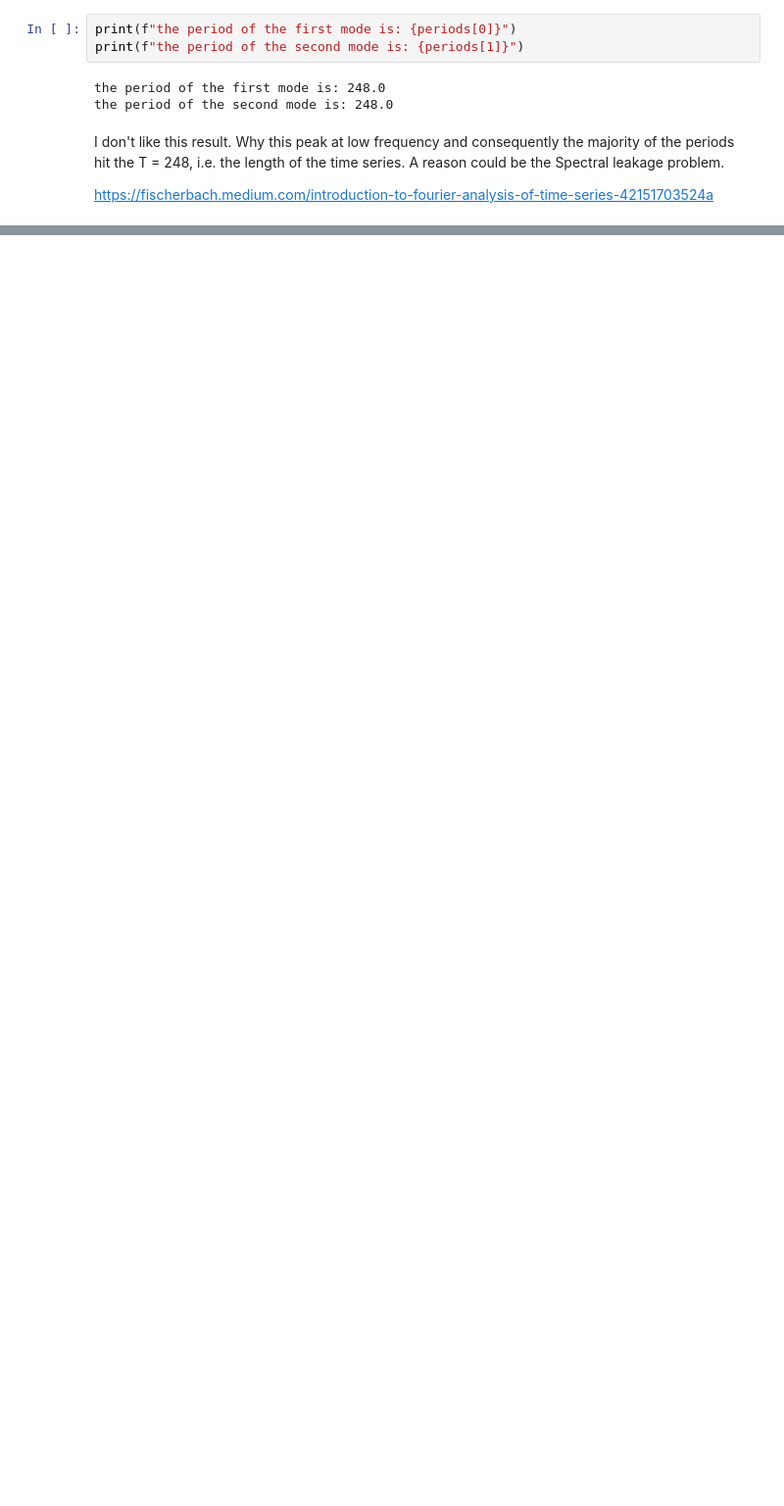
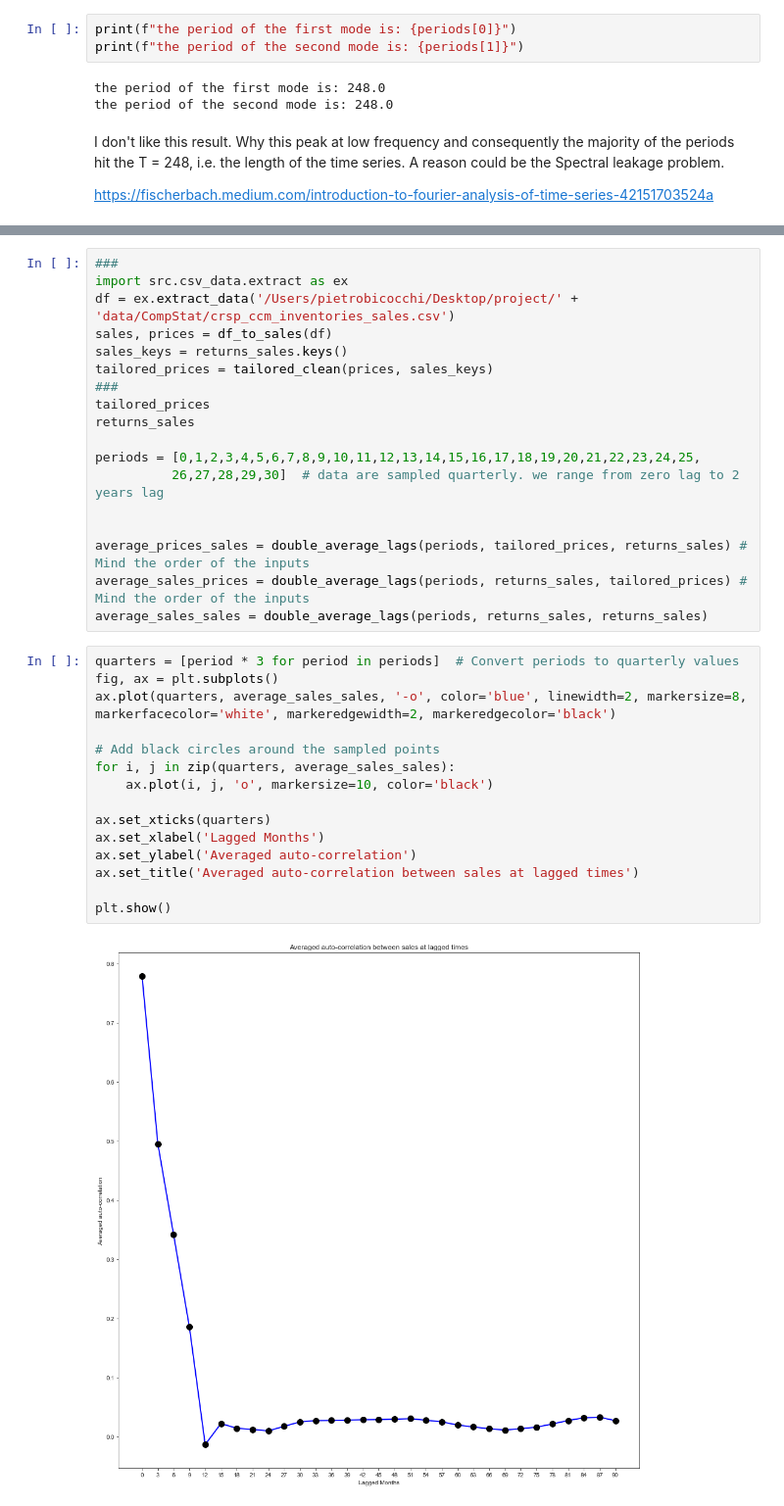
Before and after one commit to pietrobicocchi/firm_growth_dynamics, a Jupyter notebook: notebooks/compstat_results.ipynb, the cells around one changed output, grey strips where cells are left out. Shown at 98% size. Saved outputs shown, nothing was run; the diff lists cells and outputs as text; blank space fills up the shorter version.

Commit message:
new functions for lagged effects comparing sales and prices

```diff
--- a/notebooks/compstat_results.ipynb
+++ b/notebooks/compstat_results.ipynb
@@ -462,0 +256,35 @@ plt.hist(distance, bins = np.linspace(np.min(distance), np.max(distance)+1e-12,
+# %%
+###
+import src.csv_data.extract as ex
+df = ex.extract_data('/Users/pietrobicocchi/Desktop/project/' + 'data/CompStat/crsp_ccm_inventories_sales.csv')
+sales, prices = df_to_sales(df)
+sales_keys = returns_sales.keys()
+tailored_prices = tailored_clean(prices, sales_keys)
+###
+tailored_prices
+returns_sales
+
+periods = [0,1,2,3,4,5,6,7,8,9,10,11,12,13,14,15,16,17,18,19,20,21,22,23,24,25,
+          26,27,28,29,30]  # data are sampled quarterly. we range from zero lag to 2 years lag
+
+
+average_prices_sales = double_average_lags(periods, tailored_prices, returns_sales) # Mind the order of the inputs
+average_sales_prices = double_average_lags(periods, returns_sales, tailored_prices) # Mind the order of the inputs
+average_sales_sales = double_average_lags(periods, returns_sales, returns_sales)
+# %%
+quarters = [period * 3 for period in periods]  # Convert periods to quarterly values
+fig, ax = plt.subplots()
+ax.plot(quarters, average_sales_sales, '-o', color='blue', linewidth=2, markersize=8, markerfacecolor='white', markeredgewidth=2, markeredgecolor='black')
+
+# Add black circles around the sampled points
+for i, j in zip(quarters, average_sales_sales):
+    ax.plot(i, j, 'o', markersize=10, color='black')
+
+ax.set_xticks(quarters)
+ax.set_xlabel('Lagged Months')
+ax.set_ylabel('Averaged auto-correlation')
+ax.set_title('Averaged auto-correlation between sales at lagged times')
+
+plt.show()
+# %% [output]
+[figure, added]
```
Also changed, not shown: parts of 78 cells of this notebook, 1 other file.
